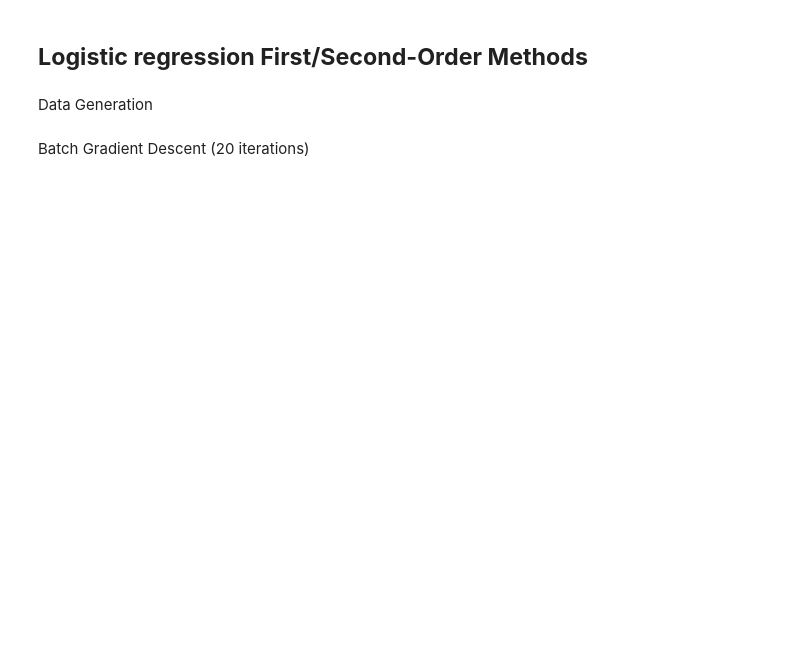
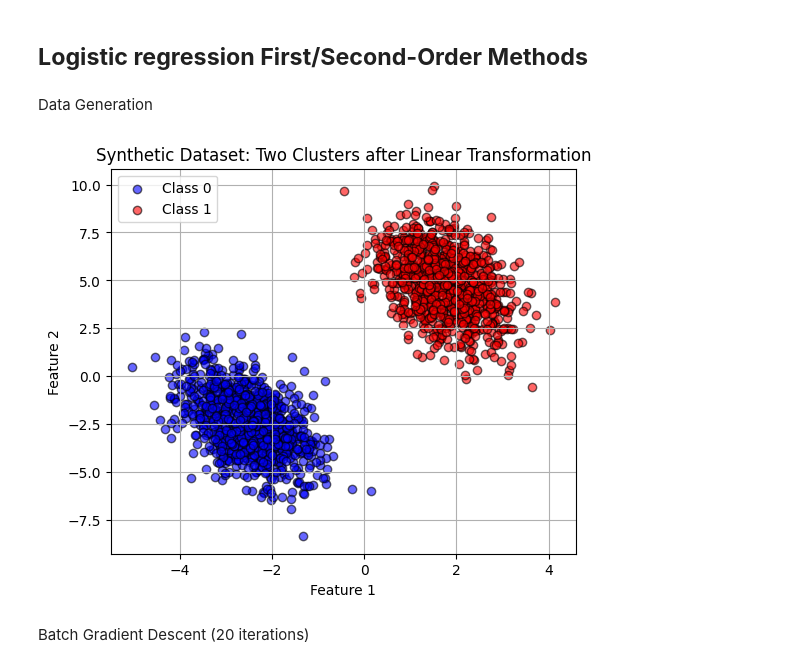
Before and after one commit to Dulavinya/Pattern_Recognition, a Jupyter notebook: Assignment_2.ipynb, the cells around one changed output. Drawn from its saved outputs; the diff is of its cells as text; code cells hidden in the pictures; blank space fills up the shorter version.

```diff
--- a/Assignment_2.ipynb
+++ b/Assignment_2.ipynb
@@ -209,6 +259,18 @@ X = np.dot(X, transformation)
 
 # Add intercept (bias column of 1s)
 X = np.hstack([np.ones((X.shape[0], 1)), X])  # Shape = (2000, 3)
+# %%
+plt.figure(figsize=(6,5))
+plt.scatter(X[y==0, 1], X[y==0, 2], c='blue', label="Class 0", alpha=0.6, edgecolors='k')
+plt.scatter(X[y==1, 1], X[y==1, 2], c='red', label="Class 1", alpha=0.6, edgecolors='k')
+plt.xlabel("Feature 1")
+plt.ylabel("Feature 2")
+plt.title("Synthetic Dataset: Two Clusters after Linear Transformation")
+plt.legend()
+plt.grid(True)
+plt.show()
+# %% [output]
+[figure, added]
 # %% [markdown]
 Batch Gradient Descent (20 iterations)
 # %%
```
Also changed, not shown: parts of 4 cells of this notebook.
